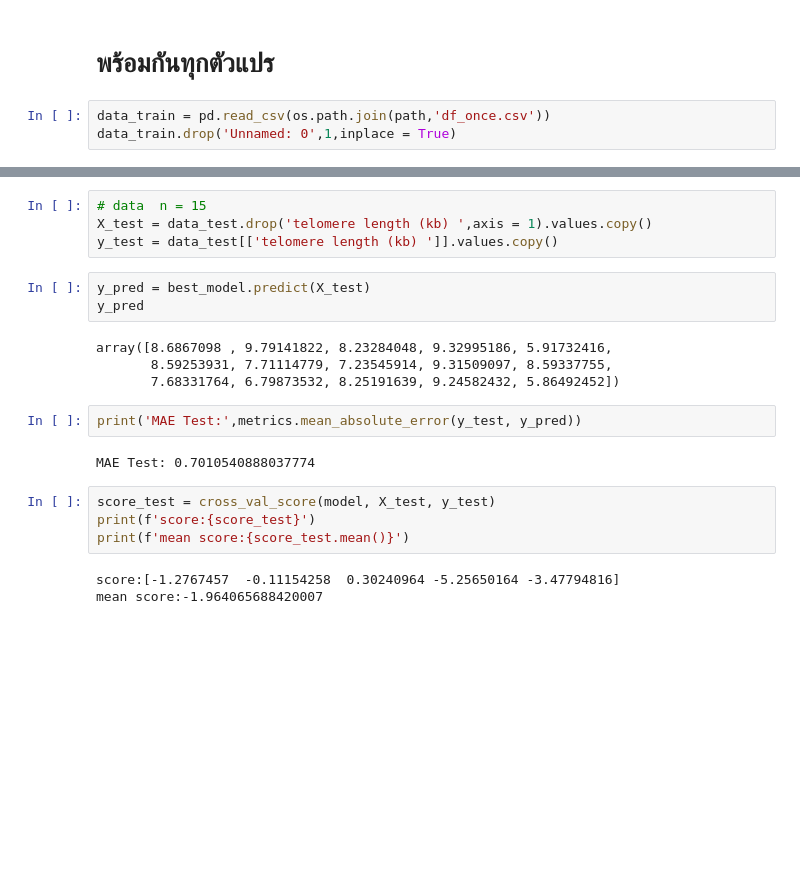
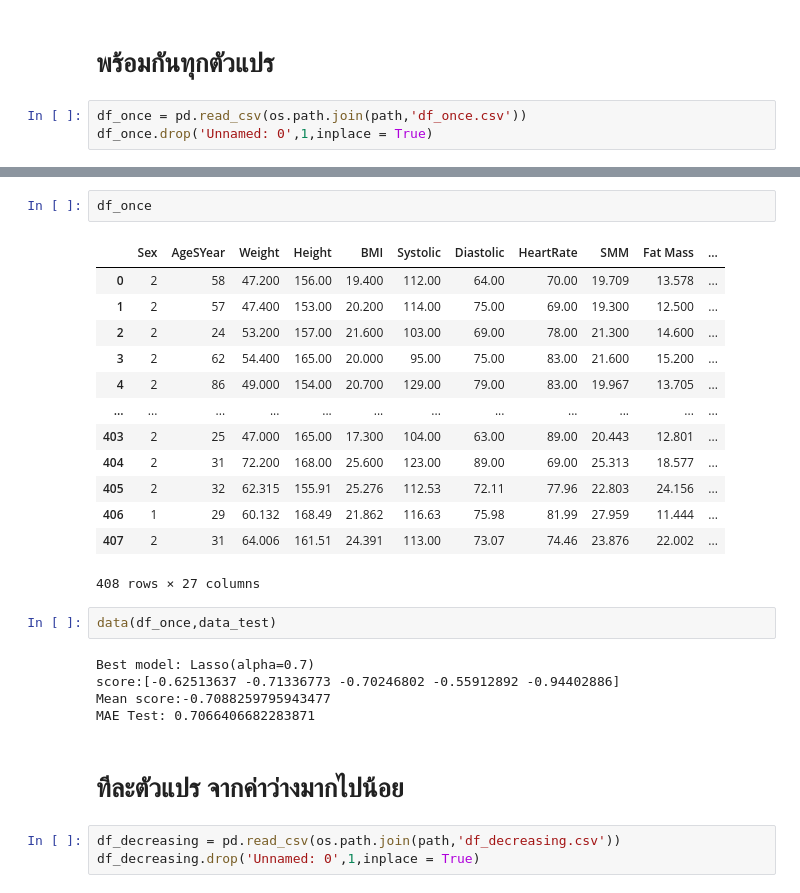
Before and after one commit to Worachet-Ch/Project, a Jupyter notebook: Lasso.ipynb, the cells around one changed output, grey strips where cells are left out. Drawn from its saved outputs; the diff is of its cells as text; blank space fills up the shorter version.

```diff
--- a/Lasso.ipynb
+++ b/Lasso.ipynb
@@ -42,5 +65,5 @@ data_test
 # %% [markdown]
 # พร้อมกันทุกตัวแปร
 # %%
-data_train = pd.read_csv(os.path.join(path,'df_once.csv'))
-data_train.drop('Unnamed: 0',1,inplace = True)
+df_once = pd.read_csv(os.path.join(path,'df_once.csv'))
+df_once.drop('Unnamed: 0',1,inplace = True)
@@ -76,22 +70,28 @@ mean score:-0.7131908278523981
-# %%
-# data  n = 15
-X_test = data_test.drop('telomere length (kb) ',axis = 1).values.copy()
-y_test = data_test[['telomere length (kb) ']].values.copy()
-# %%
-y_pred = best_model.predict(X_test)
-y_pred
-# %% [output]
-array([8.6867098 , 9.79141822, 8.23284048, 9.32995186, 5.91732416,
-       8.59253931, 7.71114779, 7.23545914, 9.31509097, 8.59337755,
-       7.68331764, 6.79873532, 8.25191639, 9.24582432, 5.86492452])
-# %%
-print('MAE Test:',metrics.mean_absolute_error(y_test, y_pred))
-# %% [output]
-MAE Test: 0.7010540888037774
-# %%
-score_test = cross_val_score(model, X_test, y_test)
-print(f'score:{score_test}')
-print(f'mean score:{score_test.mean()}')
-# %% [output]
-score:[-1.2767457  -0.11154258  0.30240964 -5.25650164 -3.47794816]
-mean score:-1.964065688420007
+# %%
+df_once
+# %% [output]
+|  | Sex | AgeSYear | Weight | Height | BMI | Systolic | Diastolic | HeartRate | SMM | Fat Mass | ... |
+| 0 | 2 | 58 | 47.200 | 156.00 | 19.400 | 112.00 | 64.00 | 70.00 | 19.709 | 13.578 | ... |
+| 1 | 2 | 57 | 47.400 | 153.00 | 20.200 | 114.00 | 75.00 | 69.00 | 19.300 | 12.500 | ... |
+| 2 | 2 | 24 | 53.200 | 157.00 | 21.600 | 103.00 | 69.00 | 78.00 | 21.300 | 14.600 | ... |
+| 3 | 2 | 62 | 54.400 | 165.00 | 20.000 | 95.00 | 75.00 | 83.00 | 21.600 | 15.200 | ... |
+| 4 | 2 | 86 | 49.000 | 154.00 | 20.700 | 129.00 | 79.00 | 83.00 | 19.967 | 13.705 | ... |
+| ... | ... | ... | ... | ... | ... | ... | ... | ... | ... | ... | ... |
+| 403 | 2 | 25 | 47.000 | 165.00 | 17.300 | 104.00 | 63.00 | 89.00 | 20.443 | 12.801 | ... |
+| 404 | 2 | 31 | 72.200 | 168.00 | 25.600 | 123.00 | 89.00 | 69.00 | 25.313 | 18.577 | ... |
+| 405 | 2 | 32 | 62.315 | 155.91 | 25.276 | 112.53 | 72.11 | 77.96 | 22.803 | 24.156 | ... |
+| 406 | 1 | 29 | 60.132 | 168.49 | 21.862 | 116.63 | 75.98 | 81.99 | 27.959 | 11.444 | ... |
+| 407 | 2 | 31 | 64.006 | 161.51 | 24.391 | 113.00 | 73.07 | 74.46 | 23.876 | 22.002 | ... |
+408 rows × 27 columns
+# %%
+data(df_once,data_test)
+# %% [output]
+Best model: Lasso(alpha=0.7)
+score:[-0.62513637 -0.71336773 -0.70246802 -0.55912892 -0.94402886]
+Mean score:-0.7088259795943477
+MAE Test: 0.7066406682283871
+# %% [markdown]
+# ทีละตัวแปร จากค่าว่างมากไปน้อย
+# %%
+df_decreasing = pd.read_csv(os.path.join(path,'df_decreasing.csv'))
+df_decreasing.drop('Unnamed: 0',1,inplace = True)
```
Also changed, not shown: parts of 13 cells of this notebook.
